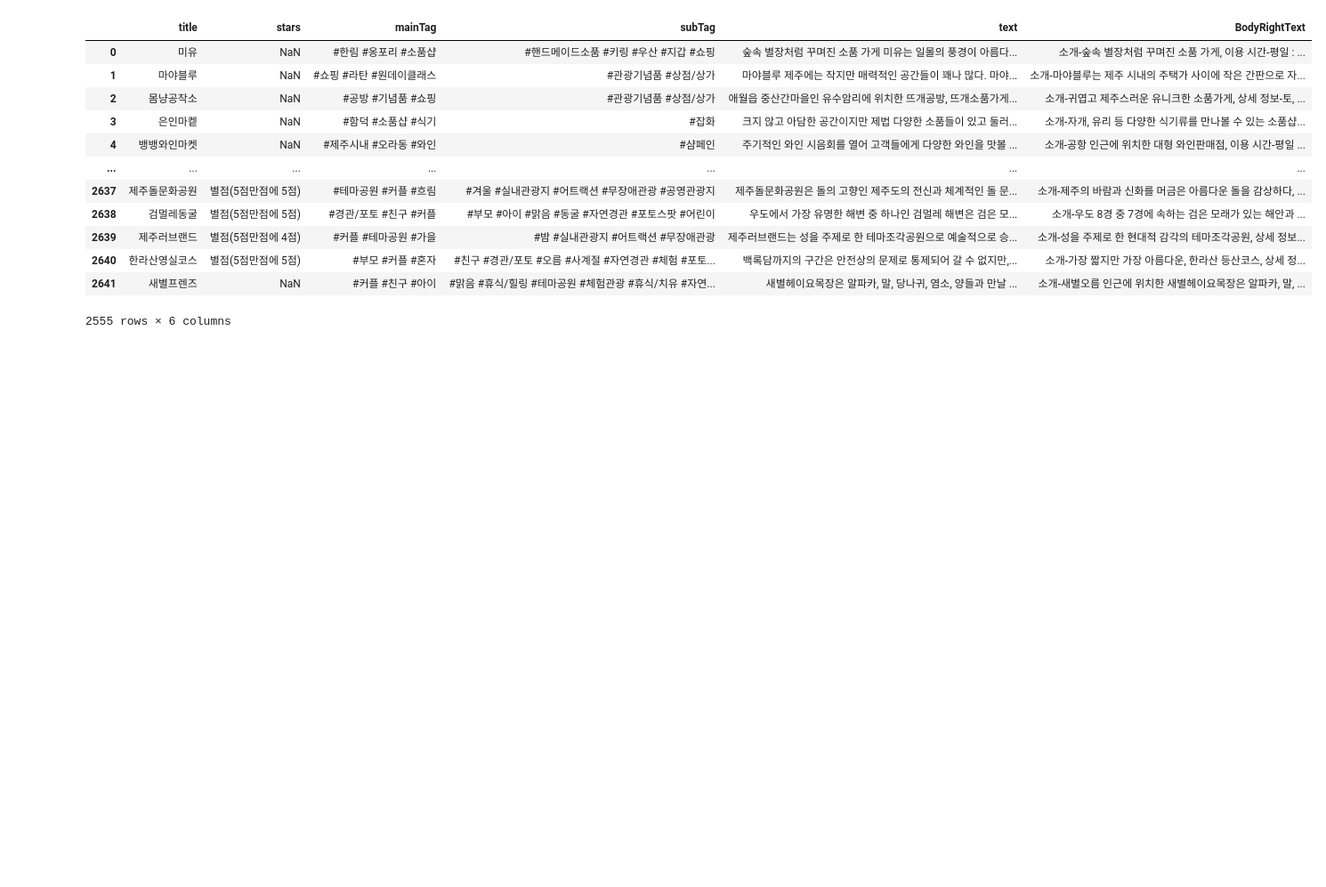
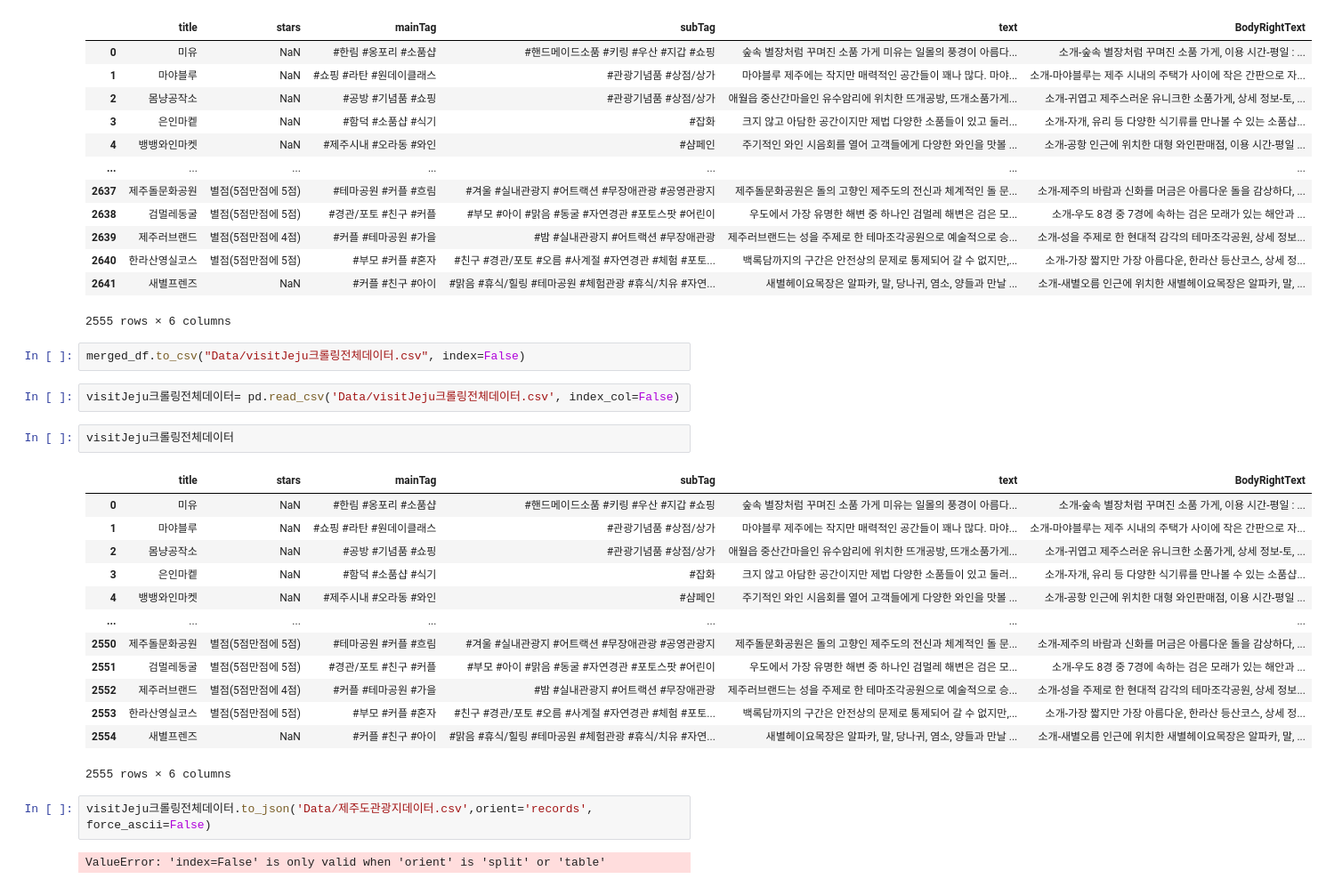
Before and after one commit to JejuTravelApp/DataAnalysis, a Jupyter notebook: MS_visitJeju크롤링데이터합치기.ipynb, the cells around one changed output. Shown at 89% size. Cells and saved outputs as stored; diff of their text form; blank space fills up the shorter version.

```diff
--- a/MS_visitJeju크롤링데이터합치기.ipynb
+++ b/MS_visitJeju크롤링데이터합치기.ipynb
@@ -72,3 +72,27 @@ merged_df
 | 2640 | 한라산영실코스 | 별점(5점만점에 5점) | #부모 #커플 #혼자 | #친구 #경관/포토 #오름 #사계절 #자연경관 #체험 #포토... | 백록담까지의 구간은 안전상의 문제로 통제되어 갈 수 없지만,... | 소개-가장 짧지만 가장 아름다운, 한라산 등산코스, 상세 정... |
 | 2641 | 새별프렌즈 | NaN | #커플 #친구 #아이 | #맑음 #휴식/힐링 #테마공원 #체험관광 #휴식/치유 #자연... | 새별헤이요목장은 알파카, 말, 당나귀, 염소, 양들과 만날 ... | 소개-새별오름 인근에 위치한 새별헤이요목장은 알파카, 말, ... |
 2555 rows × 6 columns
+# %%
+merged_df.to_csv("Data/visitJeju크롤링전체데이터.csv", index=False)
+# %%
+visitJeju크롤링전체데이터= pd.read_csv('Data/visitJeju크롤링전체데이터.csv', index_col=False)
+# %%
+visitJeju크롤링전체데이터
+# %% [output]
+|  | title | stars | mainTag | subTag | text | BodyRightText |
+| 0 | 미유 | NaN | #한림 #옹포리 #소품샵 | #핸드메이드소품 #키링 #우산 #지갑 #쇼핑 | 숲속 별장처럼 꾸며진 소품 가게 미유는 일몰의 풍경이 아름다... | 소개-숲속 별장처럼 꾸며진 소품 가게, 이용 시간-평일 : ... |
+| 1 | 마야블루 | NaN | #쇼핑 #라탄 #원데이클래스 | #관광기념품 #상점/상가 | 마야블루 제주에는 작지만 매력적인 공간들이 꽤나 많다. 마야... | 소개-마야블루는 제주 시내의 주택가 사이에 작은 간판으로 자... |
+| 2 | 몸냥공작소 | NaN | #공방 #기념품 #쇼핑 | #관광기념품 #상점/상가 | 애월읍 중산간마을인 유수암리에 위치한 뜨개공방, 뜨개소품가게... | 소개-귀엽고 제주스러운 유니크한 소품가게, 상세 정보-토, ... |
+| 3 | 은인마켙 | NaN | #함덕 #소품샵 #식기 | #잡화 | 크지 않고 아담한 공간이지만 제법 다양한 소품들이 있고 둘러... | 소개-자개, 유리 등 다양한 식기류를 만나볼 수 있는 소품샵... |
+| 4 | 뱅뱅와인마켓 | NaN | #제주시내 #오라동 #와인 | #샴페인 | 주기적인 와인 시음회를 열어 고객들에게 다양한 와인을 맛볼 ... | 소개-공항 인근에 위치한 대형 와인판매점, 이용 시간-평일 ... |
+| ... | ... | ... | ... | ... | ... | ... |
+| 2550 | 제주돌문화공원 | 별점(5점만점에 5점) | #테마공원 #커플 #흐림 | #겨울 #실내관광지 #어트랙션 #무장애관광 #공영관광지 | 제주돌문화공원은 돌의 고향인 제주도의 전신과 체계적인 돌 문... | 소개-제주의 바람과 신화를 머금은 아름다운 돌을 감상하다, ... |
+| 2551 | 검멀레동굴 | 별점(5점만점에 5점) | #경관/포토 #친구 #커플 | #부모 #아이 #맑음 #동굴 #자연경관 #포토스팟 #어린이 | 우도에서 가장 유명한 해변 중 하나인 검멀레 해변은 검은 모... | 소개-우도 8경 중 7경에 속하는 검은 모래가 있는 해안과 ... |
+| 2552 | 제주러브랜드 | 별점(5점만점에 4점) | #커플 #테마공원 #가을 | #밤 #실내관광지 #어트랙션 #무장애관광 | 제주러브랜드는 성을 주제로 한 테마조각공원으로 예술적으로 승... | 소개-성을 주제로 한 현대적 감각의 테마조각공원, 상세 정보... |
+| 2553 | 한라산영실코스 | 별점(5점만점에 5점) | #부모 #커플 #혼자 | #친구 #경관/포토 #오름 #사계절 #자연경관 #체험 #포토... | 백록담까지의 구간은 안전상의 문제로 통제되어 갈 수 없지만,... | 소개-가장 짧지만 가장 아름다운, 한라산 등산코스, 상세 정... |
+| 2554 | 새별프렌즈 | NaN | #커플 #친구 #아이 | #맑음 #휴식/힐링 #테마공원 #체험관광 #휴식/치유 #자연... | 새별헤이요목장은 알파카, 말, 당나귀, 염소, 양들과 만날 ... | 소개-새별오름 인근에 위치한 새별헤이요목장은 알파카, 말, ... |
+2555 rows × 6 columns
+# %%
+visitJeju크롤링전체데이터.to_json('Data/제주도관광지데이터.csv',orient='records', force_ascii=False)
+# %% [output]
+ValueError: 'index=False' is only valid when 'orient' is 'split' or 'table'
```
Also changed, not shown: 1 other file.
